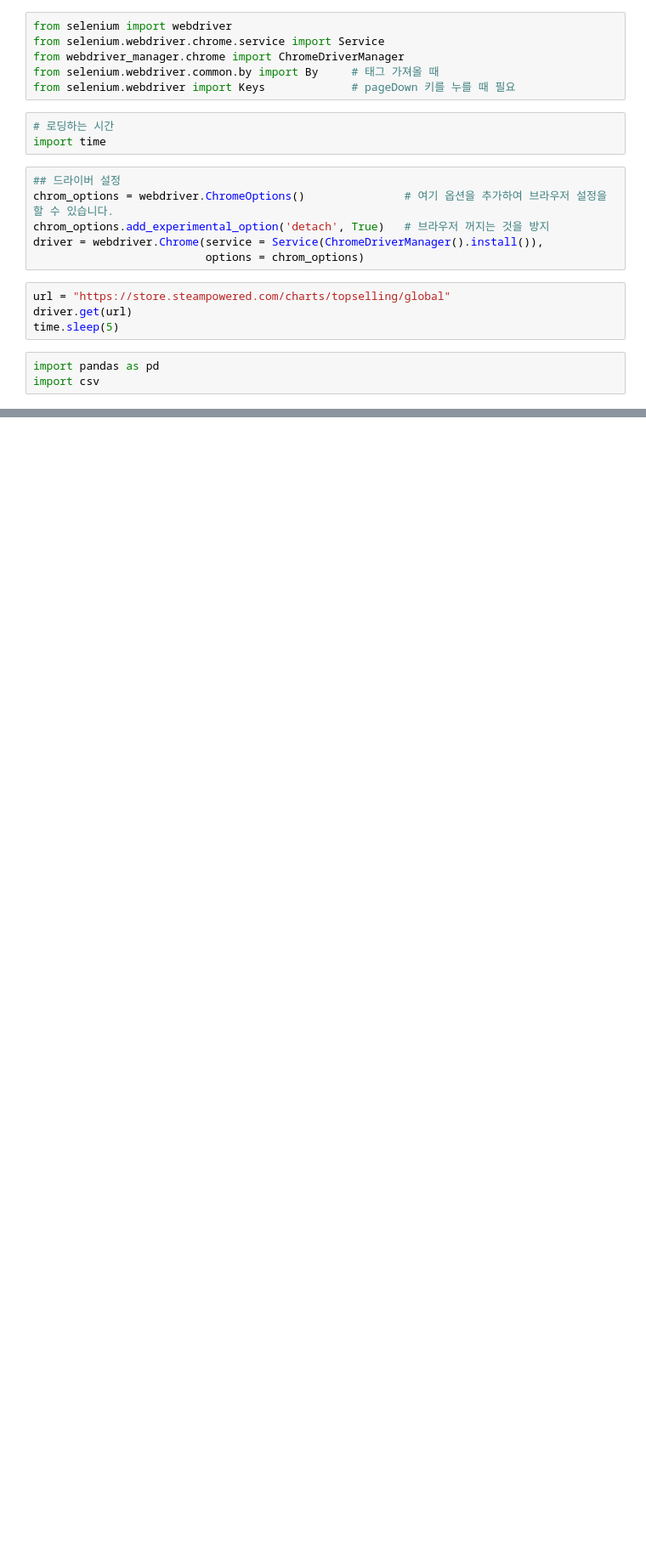
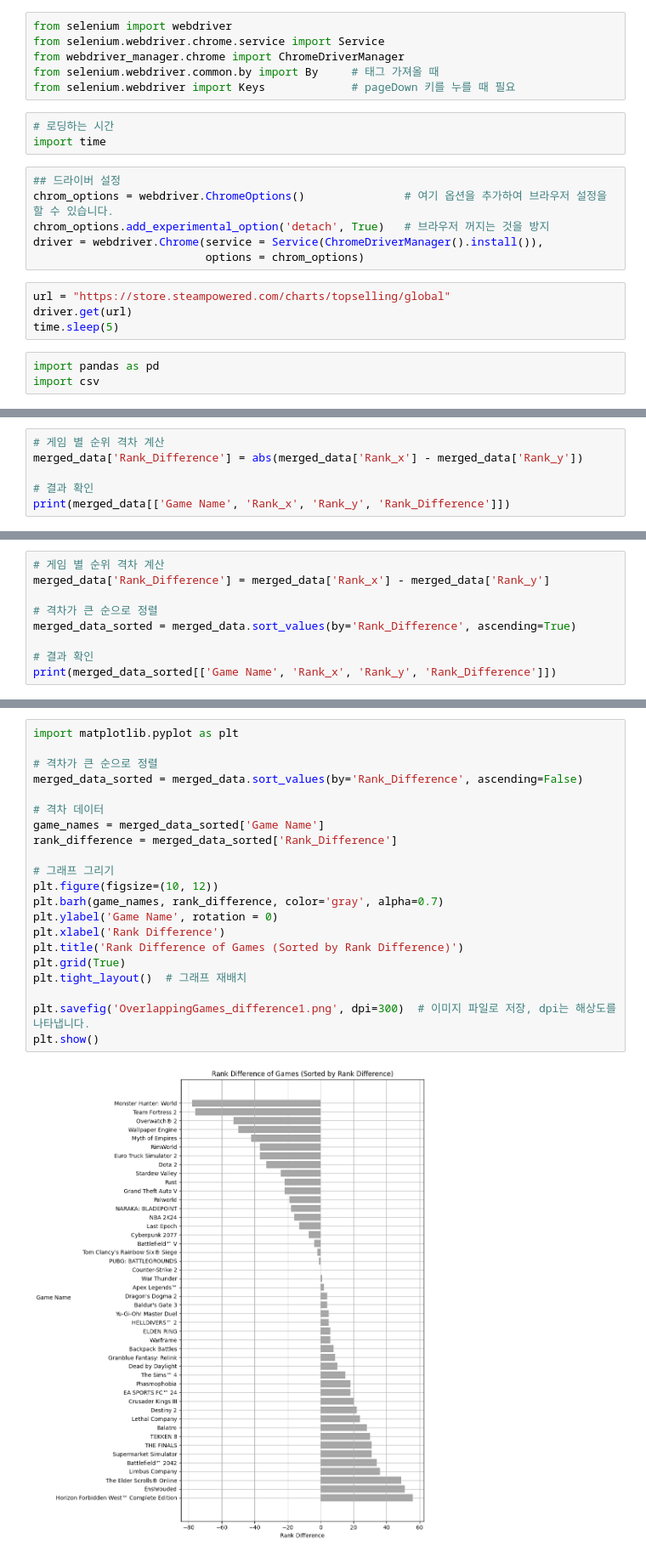
Before and after one commit to SeSAC-UE-AI/AIProject, a Jupyter notebook: Project/JYJ/steam_sellCnt.ipynb, the cells around one changed output, grey strips where cells are left out. Shown: that part at 85% size. Cells and saved outputs as stored; diff of their text form; blank space fills up the shorter version.

```diff
--- a/Project/JYJ/steam_sellCnt.ipynb
+++ b/Project/JYJ/steam_sellCnt.ipynb
@@ -47,0 +165,6 @@ df.to_csv(csv_file, index=False, encoding='utf-8-sig')
+# %%
+# 게임 별 순위 격차 계산
+merged_data['Rank_Difference'] = abs(merged_data['Rank_x'] - merged_data['Rank_y'])
+
+# 결과 확인
+print(merged_data[['Game Name', 'Rank_x', 'Rank_y', 'Rank_Difference']])
@@ -47,0 +189,9 @@ df.to_csv(csv_file, index=False, encoding='utf-8-sig')
+# %%
+# 게임 별 순위 격차 계산
+merged_data['Rank_Difference'] = merged_data['Rank_x'] - merged_data['Rank_y']
+
+# 격차가 큰 순으로 정렬
+merged_data_sorted = merged_data.sort_values(by='Rank_Difference', ascending=True)
+
+# 결과 확인
+print(merged_data_sorted[['Game Name', 'Rank_x', 'Rank_y', 'Rank_Difference']])
@@ -47,0 +216,23 @@ df.to_csv(csv_file, index=False, encoding='utf-8-sig')
+# %%
+import matplotlib.pyplot as plt
+
+# 격차가 큰 순으로 정렬
+merged_data_sorted = merged_data.sort_values(by='Rank_Difference', ascending=False)
+
+# 격차 데이터
+game_names = merged_data_sorted['Game Name']
+rank_difference = merged_data_sorted['Rank_Difference']
+
+# 그래프 그리기
+plt.figure(figsize=(10, 12))
+plt.barh(game_names, rank_difference, color='gray', alpha=0.7)
+plt.ylabel('Game Name', rotation = 0)
+plt.xlabel('Rank Difference')
+plt.title('Rank Difference of Games (Sorted by Rank Difference)')
+plt.grid(True)
+plt.tight_layout()  # 그래프 재배치
+
+plt.savefig('OverlappingGames_difference1.png', dpi=300)  # 이미지 파일로 저장, dpi는 해상도를 나타냅니다.
+plt.show()
+# %% [output]
+[figure, added]
```
Also changed, not shown: parts of 11 cells of this notebook, 8 other files.
